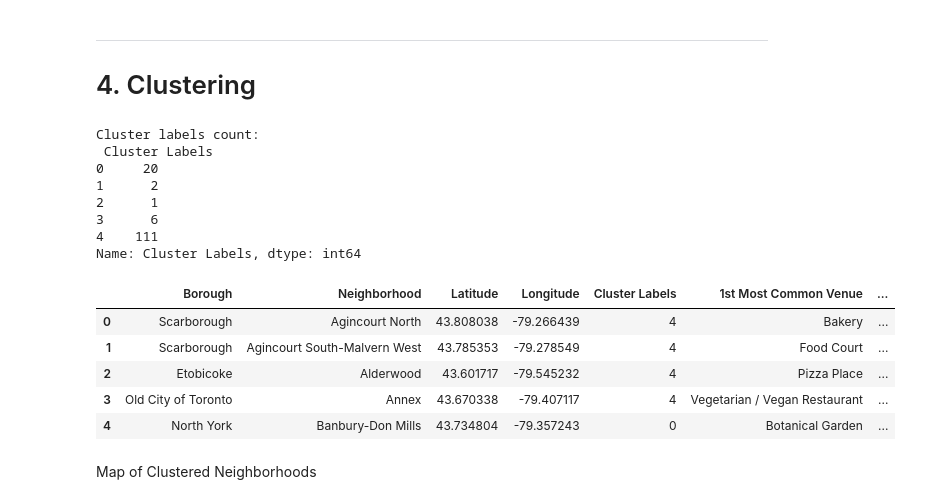
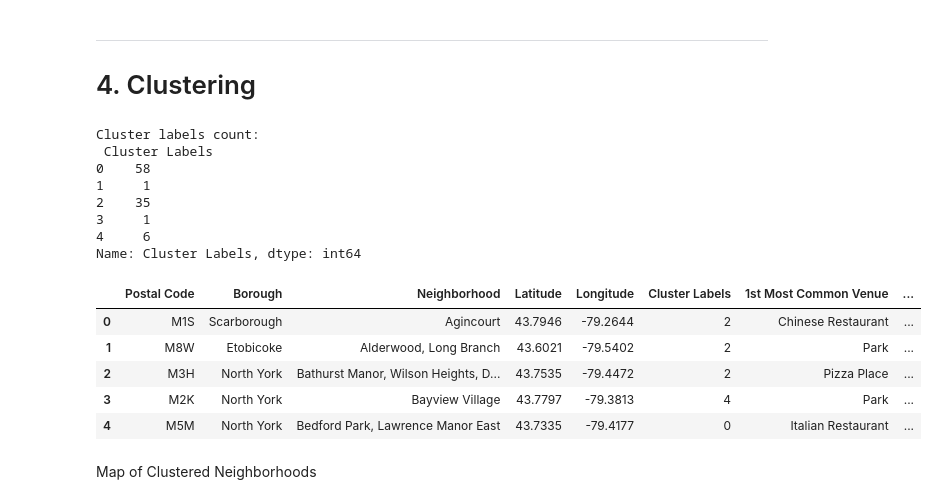
Before and after one commit to franperetti/Coursera_Capstone, a Jupyter notebook: Segmenting and Clustering Neighborhoods in Toronto.ipynb, the cells around one changed output. Drawn from its saved outputs; the diff is of its cells as text; code cells hidden in the pictures.

```diff
--- a/Segmenting and Clustering Neighborhoods in Toronto.ipynb
+++ b/Segmenting and Clustering Neighborhoods in Toronto.ipynb
@@ -178,0 +165,12 @@ Count of missing coordinates:  0
+# %%
+""" Get Neighborhood' Latitude and Longitude """
+import pgeocode
+
+# Define pgeocode at "CA" for "Canada"
+nomi = pgeocode.Nominatim('ca')
+
+# Query the latitude and lonngitude of each neighborhood
+lat_long = nomi.query_postal_code( toronto_df['Postal Code'].to_list() )[['postal_code','latitude','longitude']]
+lat_long.rename(columns = {'postal_code':'Postal Code','latitude': 'Latitude','longitude': 'Longitude'}, inplace = True)
+
+lat_long
@@ -178,0 +191,8 @@ Count of missing coordinates:  0
+# %%
+# Merge original neighborhoods table with latitudes and longitudes
+toronto_df = pd.merge(toronto_df, lat_long, how = 'outer', on = 'Postal Code')
+toronto_df = toronto_df[~toronto_df['Latitude'].isnull()]
+
+print('Count of missing coordinates: ', toronto_df['Latitude'].isnull().sum())
+print("Shape: ", toronto_df.shape)
+toronto_df.head()
@@ -184,6 +213,8 @@ Count of missing coordinates:  0
 
 city = 'Sunnybrook, Toronto, Canada'
 
+from geopy.geocoders import Nominatim
+geolocator = Nominatim(user_agent="my_app")
 latitude = geolocator.geocode(city).latitude
 longitude = geolocator.geocode(city).longitude
 
@@ -216,7 +247,7 @@ VERSION = '20180605' # Foursquare API version
 # From Foursquare Lab
 LIMIT = 100
 
-def getNearbyVenues(names, latitudes, longitudes, radius=600):
+def getNearbyVenues(names, latitudes, longitudes, radius=1000):
 
     venues_list=[]
     for name, lat, lng in zip(names, latitudes, longitudes):
@@ -378,42 +391,44 @@ neighborhoods_venues_sorted.head()
 # %%
 try:
   neighborhoods_venues_sorted.drop(columns = ['Cluster Labels'], inplace = True)
 except:
   None
 # set number of clusters
 kclusters = 5
 
 toronto_grouped_clustering = toronto_grouped.drop('Neighborhood', 1)
 
 # run k-means clustering
 kmeans = KMeans(init = "k-means++", n_clusters=kclusters, random_state=0).fit(toronto_grouped_clustering)
 
 # add clustering labels
 neighborhoods_venues_sorted.insert(0, 'Cluster Labels', kmeans.labels_)
-# toronto_merged['Cluster Labels'] = toronto_merged['Cluster Labels'].astype(int)
+
 toronto_merged = toronto_df.copy()
 
 # merge toronto_grouped with toronto_data to add latitude/longitude for each neighborhood
 toronto_merged = toronto_merged.join(neighborhoods_venues_sorted.set_index('Neighborhood'), on='Neighborhood')
+toronto_merged = toronto_merged[ ~toronto_merged['Cluster Labels'].isnull() ]
+toronto_merged['Cluster Labels'] = toronto_merged['Cluster Labels'].astype(int)
 
 print("Cluster labels count: \n", toronto_merged.groupby('Cluster Labels')['Cluster Labels'].count())
 
 toronto_merged.head()
 # %% [output]
 Cluster labels count:
  Cluster Labels
-0     20
-1      2
-2      1
-3      6
-4    111
+0    58
+1     1
+2    35
+3     1
+4     6
 Name: Cluster Labels, dtype: int64
-|  | Borough | Neighborhood | Latitude | Longitude | Cluster Labels | 1st Most Common Venue | ... |
-| 0 | Scarborough | Agincourt North | 43.808038 | -79.266439 | 4 | Bakery | ... |
-| 1 | Scarborough | Agincourt South-Malvern West | 43.785353 | -79.278549 | 4 | Food Court | ... |
-| 2 | Etobicoke | Alderwood | 43.601717 | -79.545232 | 4 | Pizza Place | ... |
-| 3 | Old City of Toronto | Annex | 43.670338 | -79.407117 | 4 | Vegetarian / Vegan Restaurant | ... |
-| 4 | North York | Banbury-Don Mills | 43.734804 | -79.357243 | 0 | Botanical Garden | ... |
+|  | Postal Code | Borough | Neighborhood | Latitude | Longitude | Cluster Labels | 1st Most Common Venue | ... |
+| 0 | M1S | Scarborough | Agincourt | 43.7946 | -79.2644 | 2 | Chinese Restaurant | ... |
+| 1 | M8W | Etobicoke | Alderwood, Long Branch | 43.6021 | -79.5402 | 2 | Park | ... |
+| 2 | M3H | North York | Bathurst Manor, Wilson Heights, D... | 43.7535 | -79.4472 | 2 | Pizza Place | ... |
+| 3 | M2K | North York | Bayview Village | 43.7797 | -79.3813 | 4 | Park | ... |
+| 4 | M5M | North York | Bedford Park, Lawrence Manor East | 43.7335 | -79.4177 | 0 | Italian Restaurant | ... |
 # %% [markdown]
 Map of Clustered Neighborhoods
 # %%
```
Also changed, not shown: parts of 26 cells of this notebook.
